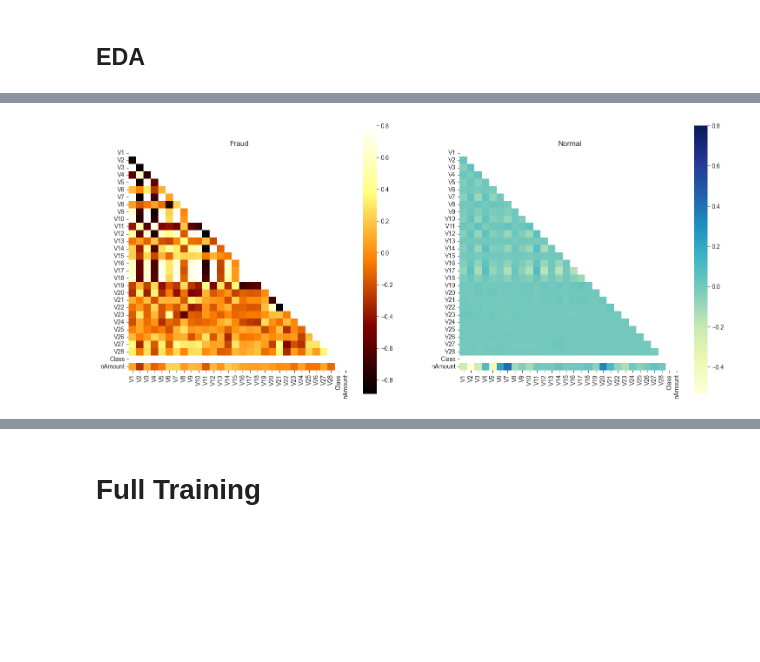
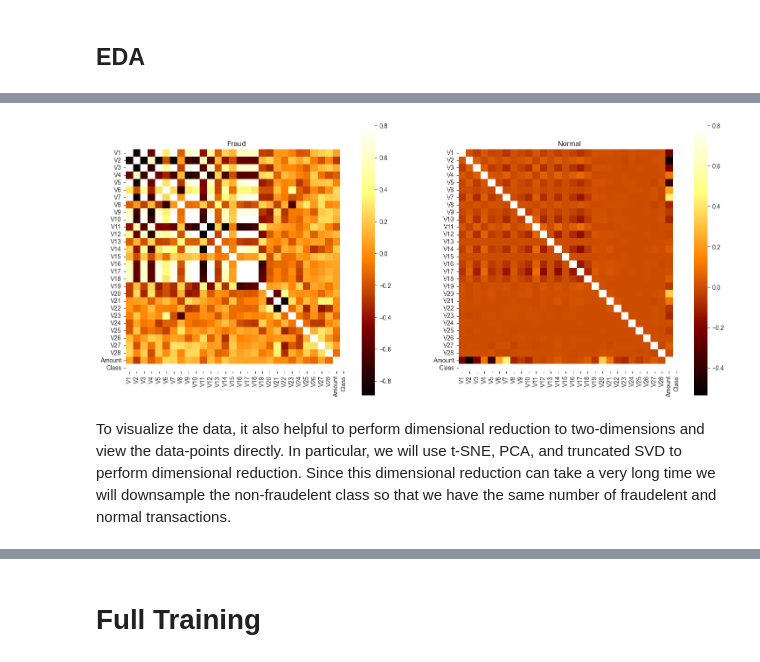
Before and after one commit to david-meltzer/ML_finance, a Jupyter notebook: projects/credit_card_fraud.ipynb, the cells around one changed output, grey strips where cells are left out. Cells and saved outputs as stored; diff of their text form; code cells hidden in the pictures; blank space fills up the shorter version.

```diff
--- a/projects/credit_card_fraud.ipynb
+++ b/projects/credit_card_fraud.ipynb
@@ -132,21 +187,22 @@ Name: Class, dtype: int64
 # %%
 df_train, df_test = train_test_split(dataset,
-                                     test_size=.2,
+                                     test_size=0.2,
                                      stratify = dataset.Class)
 
-num_folds = 10
+#num_folds = 10
+#
+#scaler = StandardScaler().fit(
+#    df_train['Amount'].values.reshape(-1,1))
+#
+#df_train['nAmount'] = scaler.transform(
+#    df_train['Amount'].values.reshape(-1,1))
+#
+#df_test['nAmount'] = scaler.transform(
+#    df_test['Amount'].values.reshape(-1,1))
+#
 
-scaler = StandardScaler().fit(
-    df_train['Amount'].values.reshape(-1,1))
-
-df_train['nAmount'] = scaler.transform(
-    df_train['Amount'].values.reshape(-1,1))
-
-df_test['nAmount'] = scaler.transform(
-    df_test['Amount'].values.reshape(-1,1))
-
-df_train.drop(columns=['Time','Amount'],inplace=True)
-df_test.drop(columns=['Time','Amount'],inplace=True)
+df_train.drop(columns=['Time'],inplace=True)
+df_test.drop(columns=['Time'],inplace=True)
 
 Y_train, Y_test = df_train["Class"], df_test["Class"]
 
@@ -182,25 +246,25 @@ plt.show()
 # %%
 # Correlation matrix
 f, (ax1, ax2) = plt.subplots(1,2,figsize =(18, 8))
 corr = df_train.corr()
-mask = np.zeros_like(corr, dtype=np.bool)
-mask[np.triu_indices_from(mask)] = True
 sns.heatmap((df_train.loc[df_train['Class']==1]).corr(),
             vmax = .8, square=True,
             ax = ax1,
-            cmap = 'afmhot',
-            mask=mask);
+            cmap = 'afmhot'
+           );
 
 ax1.set_title('Fraud');
 sns.heatmap((df_train.loc[df_train['Class'] ==0]).corr(),
             vmax = .8, square=True,
             ax = ax2,
-            cmap = 'YlGnBu',
-            mask=mask);
+            cmap = 'afmhot'
+           );
 ax2.set_title('Normal');
 plt.show()
 # %% [output]
-[figure, old version]
+[figure, new version]
+# %% [markdown]
+To visualize the data, it also helpful to perform dimensional reduction to two-dimensions and view the data-points directly. In particular, we will use t-SNE, PCA, and truncated SVD to perform dimensional reduction. Since this dimensional reduction can take a very long time we will downsample the non-fraudelent class so that we have the same number of fraudelent and normal transactions.
 # %%
 df_fraud = df_train[df_train['Class']==1]
 df_non_fraud_samp = df_train[df_train['Class']==0].sample(n=len(df_fraud))
```
Also changed, not shown: parts of 24 cells of this notebook, 1 other file.
